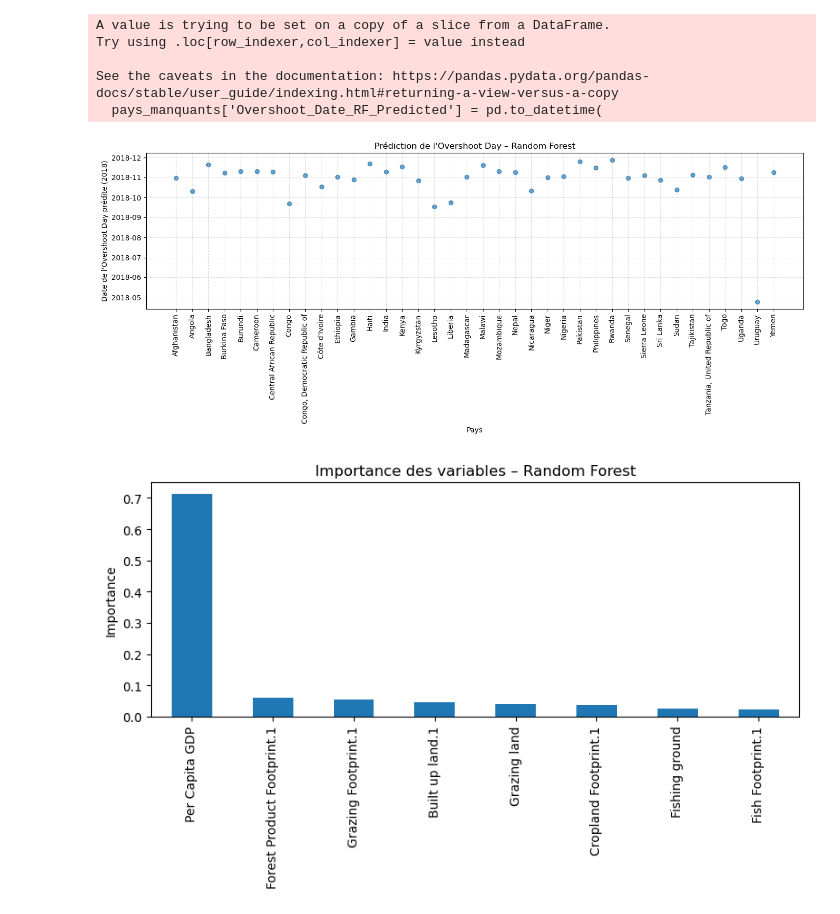
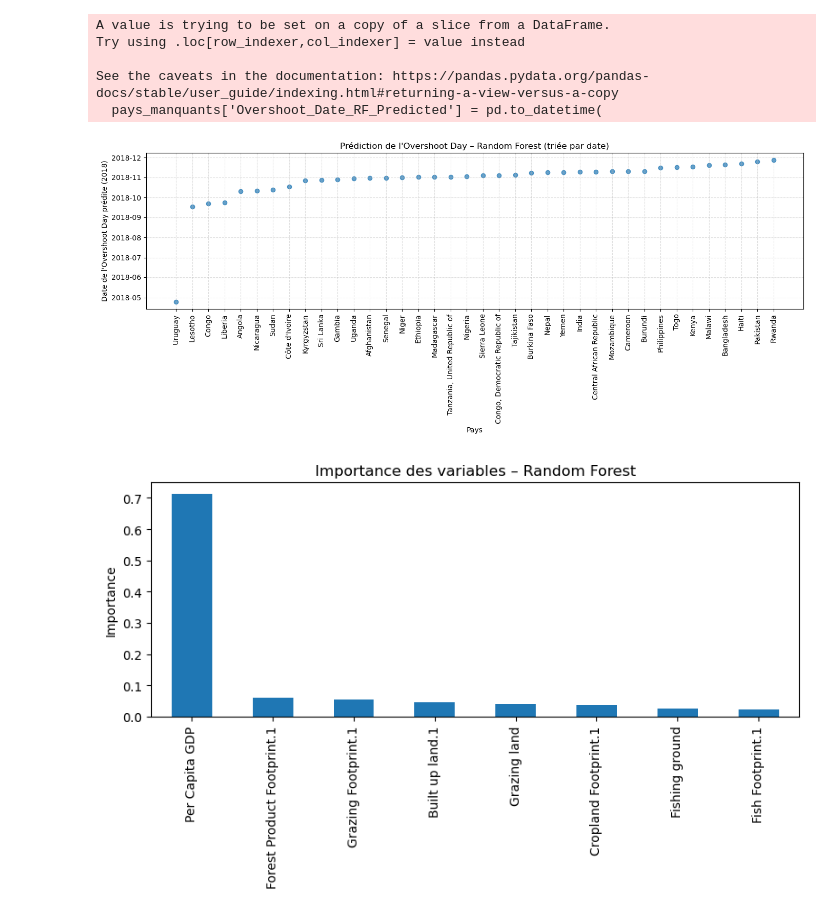
Before and after one commit to anna-cochat/Data_NA_project, a Jupyter notebook: Scénario1.ipynb, the cells around one changed output. Drawn from its saved outputs; the diff is of its cells as text; code cells hidden in the pictures.

```diff
--- a/Scénario1.ipynb
+++ b/Scénario1.ipynb
@@ -1,6 +1,6 @@
 # %%
 import pandas as pd
-df = pd.read_csv("/Users/admin/Documents/GitHub/Data_NA_project/supervised.csv")  # dict: nom_feuille -> DataFrame
+df = pd.read_excel("/Users/admin/Documents/GitHub/Data_NA_project/NA.xlsx")  # dict: nom_feuille -> DataFrame
 df
 # %% [output]
 |  | Country | Quality Score | SDGi | Life Expectancy | HDI | Per Capita GDP | Region | Income Group | ... |
@@ -99,9 +99,6 @@ df["Overshoot_day_month"] = (
     .replace("nan-nan", np.nan)
 )
 
-df["Per Capita GDP"] = pd.to_numeric(
-    df["Per Capita GDP"], errors="coerce"
-)
 
 s_un = df.dropna(subset=X_cols + [Y_col])
 
@@ -517,22 +571,27 @@ Try using .loc[row_indexer,col_indexer] = value instead
 See the caveats in the documentation: https://pandas.pydata.org/pandas-docs/stable/user_guide/indexing.html#returning-a-view-versus-a-copy
   pays_manquants['Overshoot_Date_RF_Predicted'] = pd.to_datetime(
 # %%
+pays_manquants_sorted = pays_manquants.sort_values(by="Overshoot_Date_RF_Predicted")
+
 plt.figure(figsize=(14, 6))
+
 plt.scatter(
-    pays_manquants['Country'],
-    pays_manquants['Overshoot_Date_RF_Predicted'],
+    pays_manquants_sorted["Country"],
+    pays_manquants_sorted["Overshoot_Date_RF_Predicted"],
     alpha=0.7
 )
+
 plt.xlabel("Pays")
 plt.ylabel("Date de l'Overshoot Day prédite (2018)")
-plt.title("Prédiction de l'Overshoot Day – Random Forest")
+plt.title("Prédiction de l'Overshoot Day – Random Forest (triée par date)")
 
 plt.xticks(rotation=90)
 plt.grid(True, linestyle='--', alpha=0.4)
+
 plt.tight_layout()
 plt.show()
 # %% [output]
-[figure, old version]
+[figure, new version]
 # %%
 importances = pd.Series(
     rf_model.feature_importances_,
```
Also changed, not shown: parts of 10 cells of this notebook, 3 other files.
